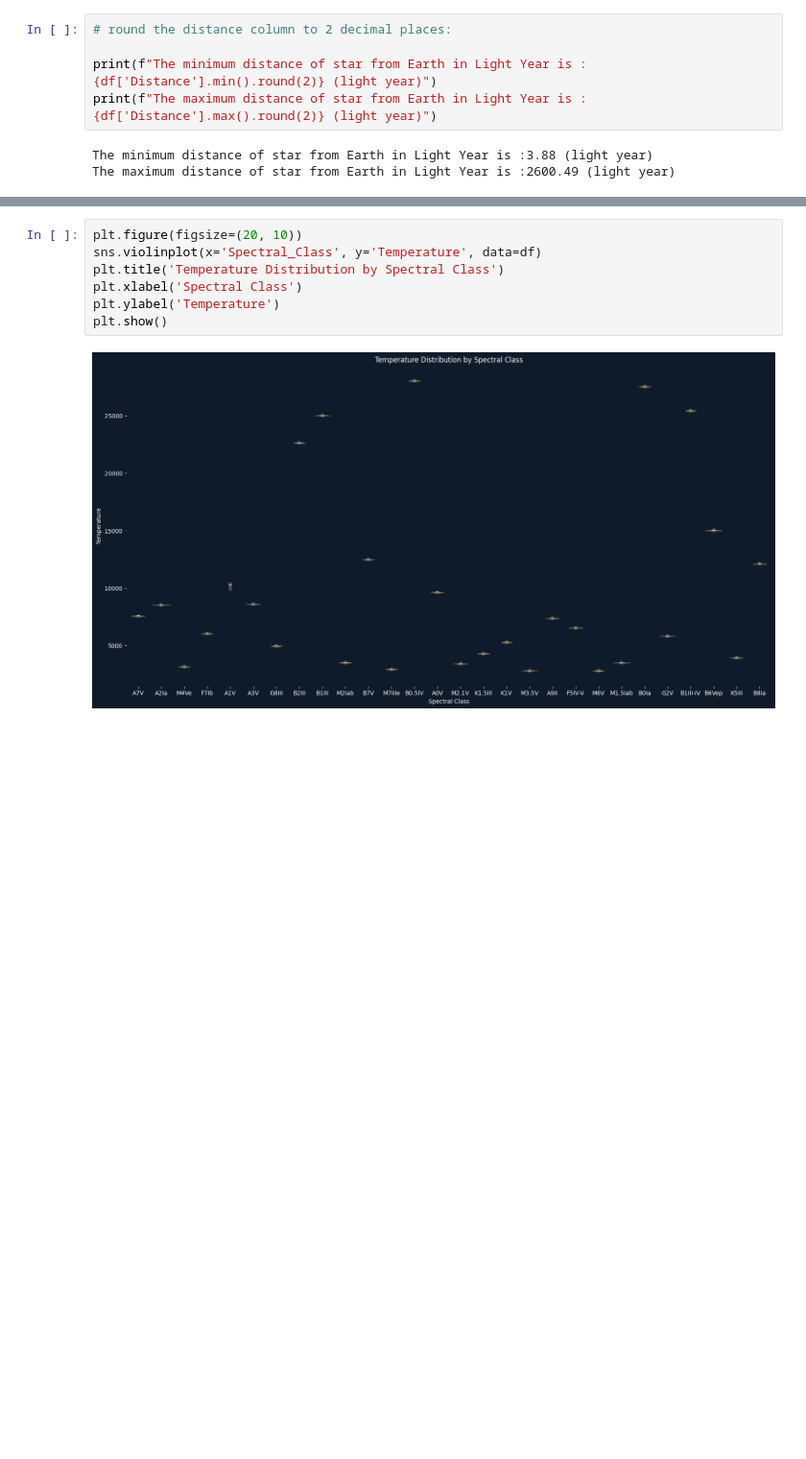
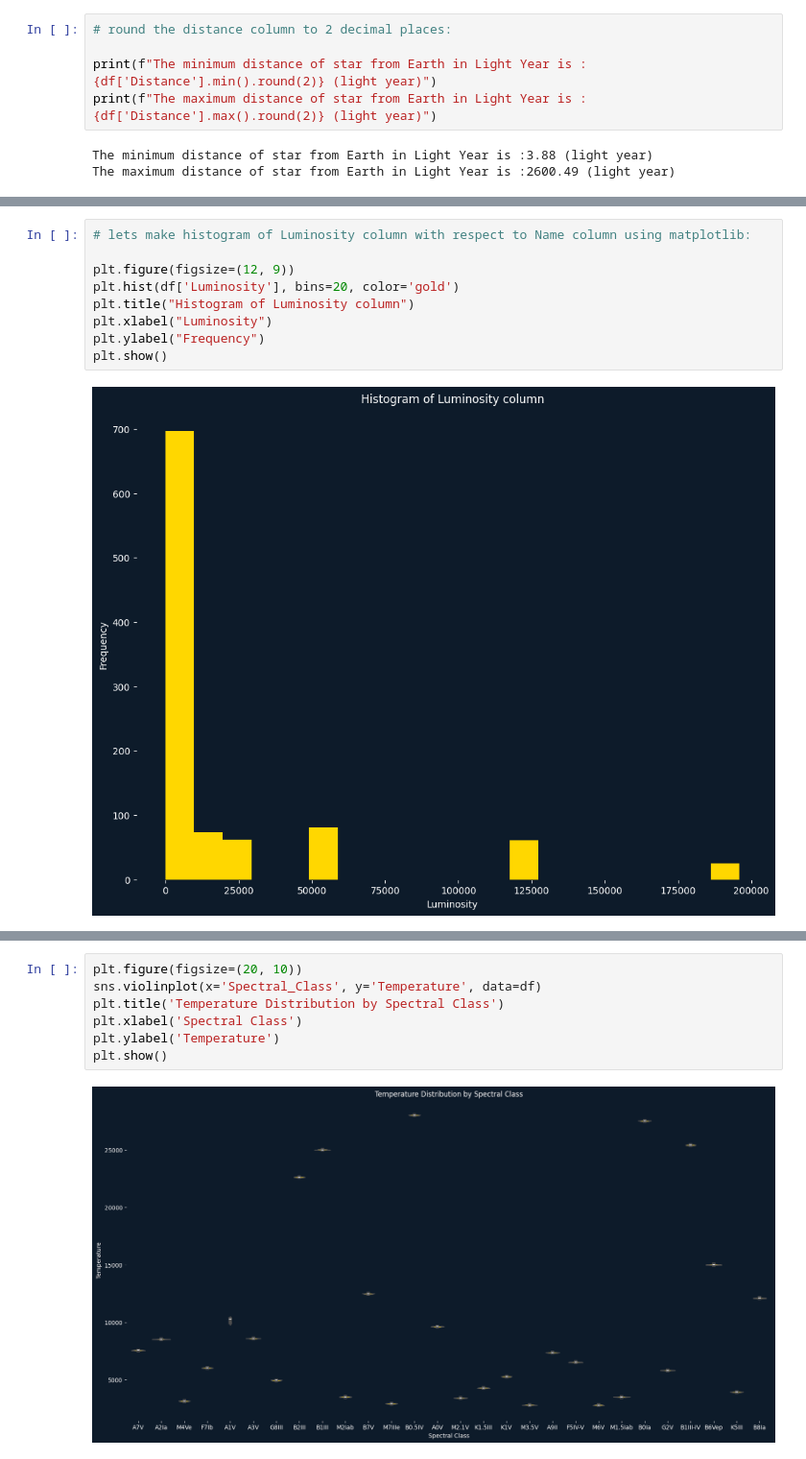
Before and after one commit to faizan-yousaf/Stellar_Insight, a Jupyter notebook: stars.ipynb, the cells around one changed output, grey strips where cells are left out. Shown: that part at 96% size. Cells and saved outputs as stored; diff of their text form; blank space fills up the shorter version.

Commit message:
UPDATE: added the luminosity column analysis and updated the outputs

```diff
--- a/stars.ipynb
+++ b/stars.ipynb
@@ -420,0 +479,11 @@ The maximum distance of star from Earth in Light Year is :2600.49 (light year)
+# %%
+# lets make histogram of Luminosity column with respect to Name column using matplotlib:
+
+plt.figure(figsize=(12, 9))
+plt.hist(df['Luminosity'], bins=20, color='gold')
+plt.title("Histogram of Luminosity column")
+plt.xlabel("Luminosity")
+plt.ylabel("Frequency")
+plt.show()
+# %% [output]
+[figure, added]
```
Also changed, not shown: parts of 21 cells of this notebook.
